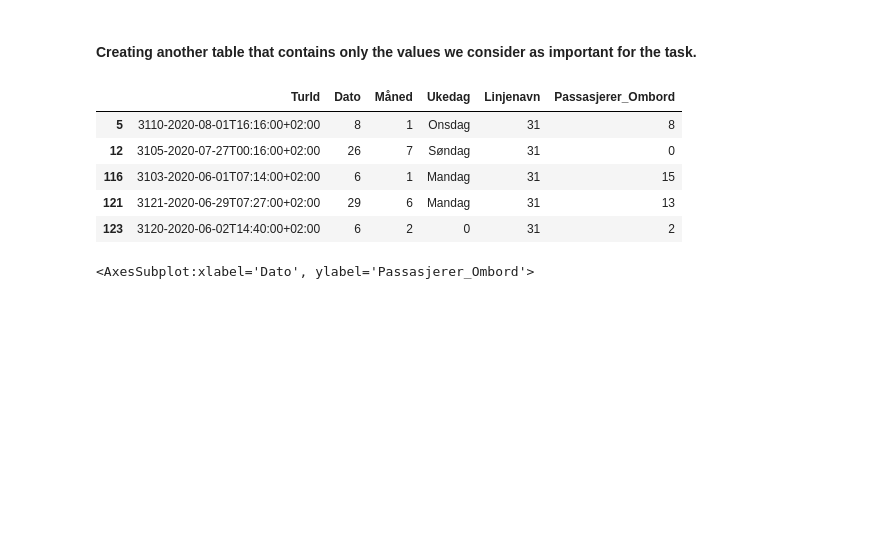
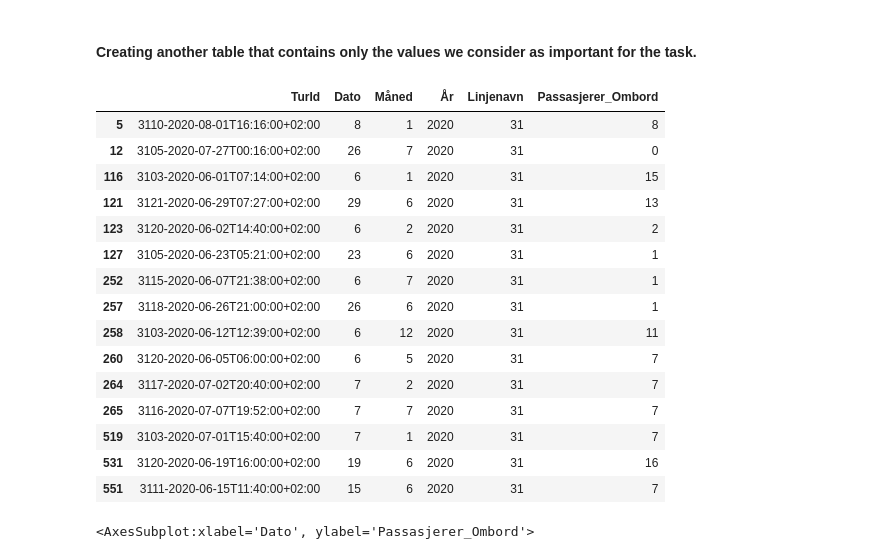
Before and after one commit to tomaloki/Assignment2_DAVE3625, a Jupyter notebook: Notebook/Assignment2_DAVE3625.ipynb, the cells around one changed output. Cells and saved outputs as stored; diff of their text form; code cells hidden in the pictures; blank space fills up the shorter version.

```diff
--- a/Notebook/Assignment2_DAVE3625.ipynb
+++ b/Notebook/Assignment2_DAVE3625.ipynb
@@ -34,22 +34,3 @@ df.head()
 | 2 | 15004-2020-08-03T09:54:00+02:00 | 03/08/2020 | Viken | Vest | Bærum | Ringstabekkveien | Skallum | Lokal | Viken | ... |
 | 3 | 15003-2020-07-27T13:00:00+02:00 | 27/07/2020 | Viken | Vest | Bærum | Gruvemyra | Gullhaug | Lokal | Viken | ... |
 | 4 | 15002-2020-08-27T07:15:00+02:00 | 27/08/2020 | Viken | Vest | Bærum | Lysaker stasjon (Plattform A) | Tjernsmyr | Lokal | Viken | ... |
-# %%
-df['Dato'] = pd.to_datetime(df['Dato'])
-
-df['Ukedag'] = df['Dato'].dt.day_name()
-
-conditions = [
-    (df['Ukedag'] == "Monday"),
-    (df['Ukedag'] == "Tuesday"),
-    (df['Ukedag'] == "Wednesday"),
-    (df['Ukedag'] == "Thursdag"),
-    (df['Ukedag'] == "Friday"),
-    (df['Ukedag'] == "Saturday"),
-    (df['Ukedag'] == "Sunday"),
-    ]
-
-ukedagArray = ['Mandag', 'Tirsdag', 'Onsdag', 'Torsdag', 'Fredag', 'Lørdag', 'Søndag']
-
-df['Ukedag'] = np.select(conditions, ukedagArray)
-df
@@ -130,15 +94,25 @@ route_31.head(100)
 # %% [markdown]
 #### Creating another table that contains only the values we consider as important for the task.
 # %%
-df_cleaned_route31 = route_31[['TurId', 'Dato', 'Måned', 'Ukedag', 'Linjenavn', 'Passasjerer_Ombord']]
-df_cleaned_route31.head()
+df_cleaned_route31 = route_31[['TurId', 'Dato', 'Måned', 'År', 'Linjenavn', 'Passasjerer_Ombord']]
+df_cleaned_route31.head(15)
 # %% [output]
-|  | TurId | Dato | Måned | Ukedag | Linjenavn | Passasjerer_Ombord |
-| 5 | 3110-2020-08-01T16:16:00+02:00 | 8 | 1 | Onsdag | 31 | 8 |
-| 12 | 3105-2020-07-27T00:16:00+02:00 | 26 | 7 | Søndag | 31 | 0 |
-| 116 | 3103-2020-06-01T07:14:00+02:00 | 6 | 1 | Mandag | 31 | 15 |
-| 121 | 3121-2020-06-29T07:27:00+02:00 | 29 | 6 | Mandag | 31 | 13 |
-| 123 | 3120-2020-06-02T14:40:00+02:00 | 6 | 2 | 0 | 31 | 2 |
+|  | TurId | Dato | Måned | År | Linjenavn | Passasjerer_Ombord |
+| 5 | 3110-2020-08-01T16:16:00+02:00 | 8 | 1 | 2020 | 31 | 8 |
+| 12 | 3105-2020-07-27T00:16:00+02:00 | 26 | 7 | 2020 | 31 | 0 |
+| 116 | 3103-2020-06-01T07:14:00+02:00 | 6 | 1 | 2020 | 31 | 15 |
+| 121 | 3121-2020-06-29T07:27:00+02:00 | 29 | 6 | 2020 | 31 | 13 |
+| 123 | 3120-2020-06-02T14:40:00+02:00 | 6 | 2 | 2020 | 31 | 2 |
+| 127 | 3105-2020-06-23T05:21:00+02:00 | 23 | 6 | 2020 | 31 | 1 |
+| 252 | 3115-2020-06-07T21:38:00+02:00 | 6 | 7 | 2020 | 31 | 1 |
+| 257 | 3118-2020-06-26T21:00:00+02:00 | 26 | 6 | 2020 | 31 | 1 |
+| 258 | 3103-2020-06-12T12:39:00+02:00 | 6 | 12 | 2020 | 31 | 11 |
+| 260 | 3120-2020-06-05T06:00:00+02:00 | 6 | 5 | 2020 | 31 | 7 |
+| 264 | 3117-2020-07-02T20:40:00+02:00 | 7 | 2 | 2020 | 31 | 7 |
+| 265 | 3116-2020-07-07T19:52:00+02:00 | 7 | 7 | 2020 | 31 | 7 |
+| 519 | 3103-2020-07-01T15:40:00+02:00 | 7 | 1 | 2020 | 31 | 7 |
+| 531 | 3120-2020-06-19T16:00:00+02:00 | 19 | 6 | 2020 | 31 | 16 |
+| 551 | 3111-2020-06-15T11:40:00+02:00 | 15 | 6 | 2020 | 31 | 7 |
 # %%
 df.plot.scatter(x = 'Dato', y = 'Passasjerer_Ombord')
 # %% [output]
```
Also changed, not shown: parts of 6 cells of this notebook.
